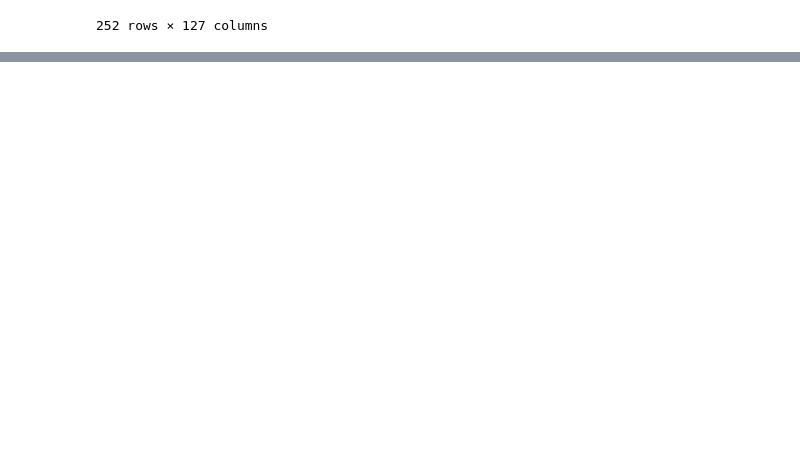
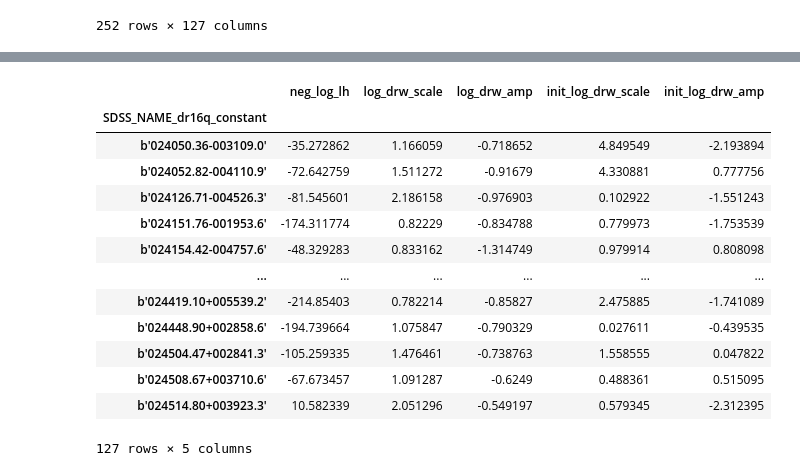
Before and after one commit to lincc-frameworks/notebooks_lf, a Jupyter notebook: PeriodDrw/CeleriteFit.ipynb, the cells around one changed output, grey strips where cells are left out. Cells and saved outputs as stored; diff of their text form; code cells hidden in the pictures; blank space fills up the shorter version.

```diff
--- a/PeriodDrw/CeleriteFit.ipynb
+++ b/PeriodDrw/CeleriteFit.ipynb
@@ -441,4 +553,6 @@ pack_output_to_parquet(res_cel, ['neg_log_lh','log_drw_scale', 'log_drw_amp', 'l
                        f"/astro/users/{username}", "celerite/res_tsp_run_g_0")
 # %%
-pack_output_to_parquet(drw_cel, ['neg_log_lh', 'log_drw_scale', 'log_drw_amp'],
+param_cols = ['log_drw_scale', 'log_drw_amp']
+init_param_cols = ["init_" + c for c in param_cols]
+drw_df = pack_output_to_parquet(drw_cel, ['neg_log_lh'] + param_cols + init_param_cols,
                        f"/astro/users/{username}", "celerite/res_tsp_run_g_0_drw")
@@ -444,0 +576,17 @@ pack_output_to_parquet(drw_cel, ['neg_log_lh', 'log_drw_scale', 'log_drw_amp'],
+# %%
+drw_df
+# %% [output]
+|  | neg_log_lh | log_drw_scale | log_drw_amp | init_log_drw_scale | init_log_drw_amp |
+| SDSS_NAME_dr16q_constant |  |  |  |  |  |
+| b'024050.36-003109.0' | -35.272862 | 1.166059 | -0.718652 | 4.849549 | -2.193894 |
+| b'024052.82-004110.9' | -72.642759 | 1.511272 | -0.91679 | 4.330881 | 0.777756 |
+| b'024126.71-004526.3' | -81.545601 | 2.186158 | -0.976903 | 0.102922 | -1.551243 |
+| b'024151.76-001953.6' | -174.311774 | 0.82229 | -0.834788 | 0.779973 | -1.753539 |
+| b'024154.42-004757.6' | -48.329283 | 0.833162 | -1.314749 | 0.979914 | 0.808098 |
+| ... | ... | ... | ... | ... | ... |
+| b'024419.10+005539.2' | -214.85403 | 0.782214 | -0.85827 | 2.475885 | -1.741089 |
+| b'024448.90+002858.6' | -194.739664 | 1.075847 | -0.790329 | 0.027611 | -0.439535 |
+| b'024504.47+002841.3' | -105.259335 | 1.476461 | -0.738763 | 1.558555 | 0.047822 |
+| b'024508.67+003710.6' | -67.673457 | 1.091287 | -0.6249 | 0.488361 | 0.515095 |
+| b'024514.80+003923.3' | 10.582339 | 2.051296 | -0.549197 | 0.579345 | -2.312395 |
+127 rows × 5 columns
```
Also changed, not shown: parts of 14 cells of this notebook, 3 other files.
